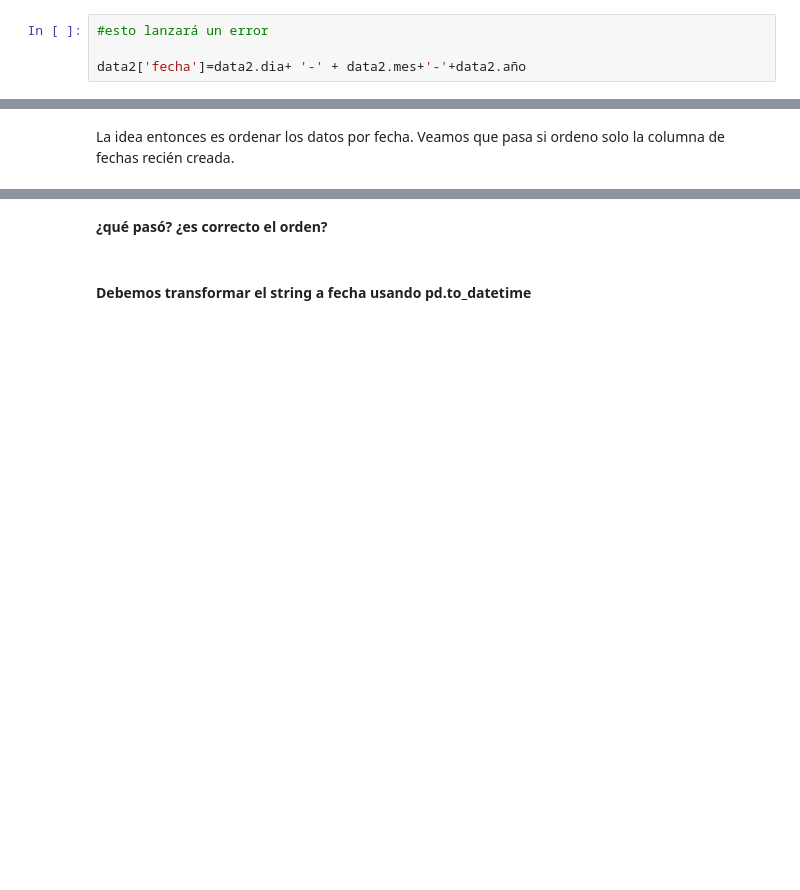
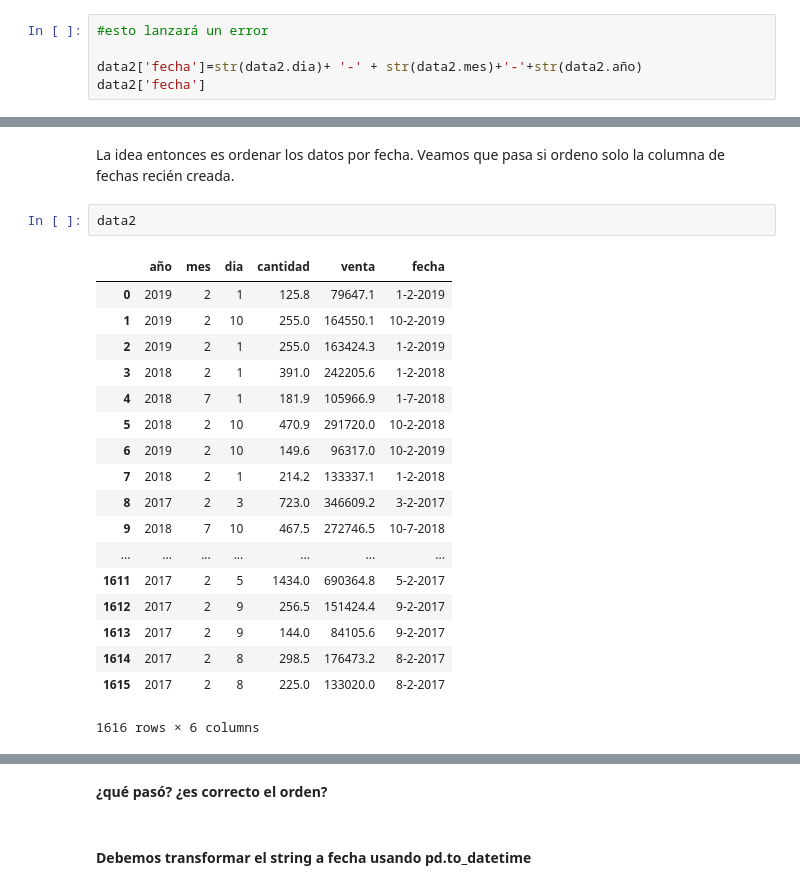
Before and after one commit to diazidx/Analisis_de_Datos_MDS19, a Jupyter notebook: Clase1.ipynb, the cells around one changed output, grey strips where cells are left out. Saved outputs shown, nothing was run; the diff lists cells and outputs as text; blank space fills up the shorter version.

```diff
--- a/Clase1.ipynb
+++ b/Clase1.ipynb
@@ -101,4 +223,5 @@ Lo que hay que hacer, es crear una columuna uniendo lo que se ve en la columna d
 # %%
 #esto lanzará un error
 
-data2['fecha']=data2.dia+ '-' + data2.mes+'-'+data2.año
+data2['fecha']=str(data2.dia)+ '-' + str(data2.mes)+'-'+str(data2.año)
+data2['fecha']
@@ -115,4 +274,25 @@ data2['fecha']
 # %% [markdown]
 La idea entonces es ordenar los datos por fecha. Veamos que pasa si ordeno solo la columna de fechas recién creada.
+# %%
+data2
+# %% [output]
+|  | año | mes | dia | cantidad | venta | fecha |
+| 0 | 2019 | 2 | 1 | 125.8 | 79647.1 | 1-2-2019 |
+| 1 | 2019 | 2 | 10 | 255.0 | 164550.1 | 10-2-2019 |
+| 2 | 2019 | 2 | 1 | 255.0 | 163424.3 | 1-2-2019 |
+| 3 | 2018 | 2 | 1 | 391.0 | 242205.6 | 1-2-2018 |
+| 4 | 2018 | 7 | 1 | 181.9 | 105966.9 | 1-7-2018 |
+| 5 | 2018 | 2 | 10 | 470.9 | 291720.0 | 10-2-2018 |
+| 6 | 2019 | 2 | 10 | 149.6 | 96317.0 | 10-2-2019 |
+| 7 | 2018 | 2 | 1 | 214.2 | 133337.1 | 1-2-2018 |
+| 8 | 2017 | 2 | 3 | 723.0 | 346609.2 | 3-2-2017 |
+| 9 | 2018 | 7 | 10 | 467.5 | 272746.5 | 10-7-2018 |
+| ... | ... | ... | ... | ... | ... | ... |
+| 1611 | 2017 | 2 | 5 | 1434.0 | 690364.8 | 5-2-2017 |
+| 1612 | 2017 | 2 | 9 | 256.5 | 151424.4 | 9-2-2017 |
+| 1613 | 2017 | 2 | 9 | 144.0 | 84105.6 | 9-2-2017 |
+| 1614 | 2017 | 2 | 8 | 298.5 | 176473.2 | 8-2-2017 |
+| 1615 | 2017 | 2 | 8 | 225.0 | 133020.0 | 8-2-2017 |
+1616 rows × 6 columns
 # %%
 data2.sort_values(by=['fecha'])
```
Also changed, not shown: parts of 24 cells of this notebook.
